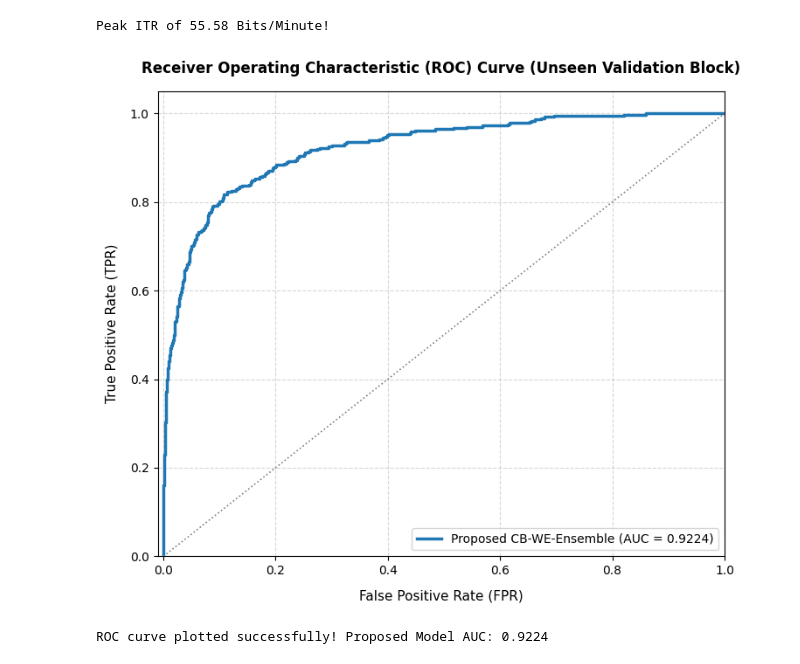
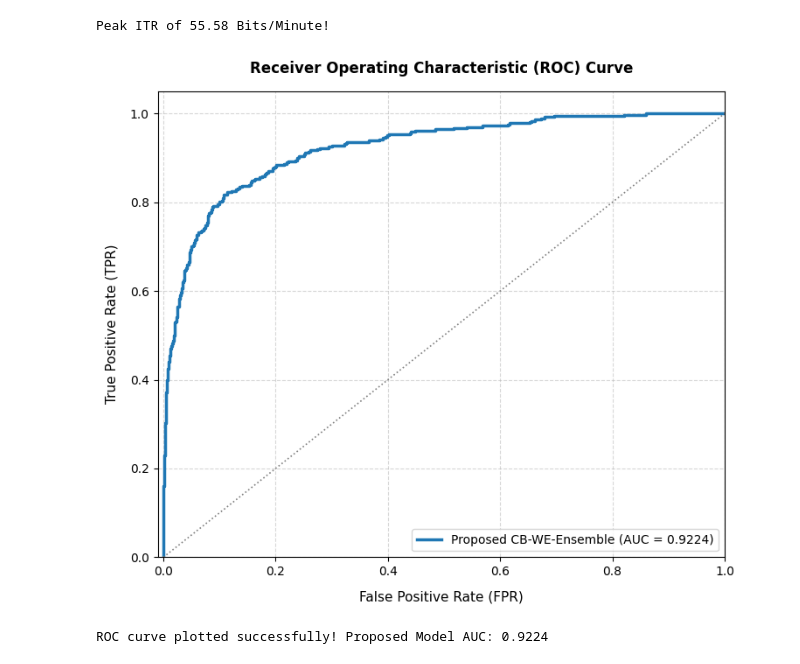
Before and after one commit to ManthanDixit089/WE-MSDT-Former_Model, a Jupyter notebook: nayaModel.ipynb, the cells around one changed output. Cells and saved outputs as stored; diff of their text form; code cells hidden in the pictures.

```diff
--- a/nayaModel.ipynb
+++ b/nayaModel.ipynb
@@ -2087,33 +2087,33 @@ import matplotlib.pyplot as plt
 from sklearn.metrics import roc_curve, auc
 
 # Compute probabilities for the proposed class-balanced ensemble model on unseen validation block
 ensemble_scores = weighted_ensemble_scores(ensemble_models, weights, X_val_block)
 ensemble_probs = 1 / (1 + np.exp(-ensemble_scores))
 
 # Calculate False Positive Rate (FPR) and True Positive Rate (TPR)
 fpr_ens, tpr_ens, _ = roc_curve(y_val_raw, ensemble_probs)
 roc_auc_ens = auc(fpr_ens, tpr_ens)
 
 # Plot proposed model ROC curve
 plt.figure(figsize=(7.5, 6.5))
 plt.plot(fpr_ens, tpr_ens, color='#1f77b4', lw=2.5,
          label=f'Proposed CB-WE-Ensemble (AUC = {roc_auc_ens:.4f})')
 
 plt.plot([0, 1], [0, 1], color='gray', lw=1.2, linestyle=':')
 plt.xlim([-0.01, 1.0])
 plt.ylim([0.0, 1.05])
 plt.xlabel('False Positive Rate (FPR)', fontsize=11, labelpad=10)
 plt.ylabel('True Positive Rate (TPR)', fontsize=11, labelpad=10)
-plt.title('Receiver Operating Characteristic (ROC) Curve (Unseen Validation Block)', fontsize=12, fontweight='bold', pad=15)
+plt.title('Receiver Operating Characteristic (ROC) Curve', fontsize=12, fontweight='bold', pad=15)
 plt.legend(loc="lower right", fontsize=10)
 plt.grid(True, linestyle='--', alpha=0.5)
 plt.tight_layout()
 
 # Save final publication-quality ROC plot
 plt.savefig("msdt_former_roc_curve.png", dpi=300)
 plt.show()
 
 print(f"ROC curve plotted successfully! Proposed Model AUC: {roc_auc_ens:.4f}")
 # %% [output]
-[figure, old version]
+[figure, new version]
 ROC curve plotted successfully! Proposed Model AUC: 0.9224
```
Also changed, not shown: parts of 3 cells of this notebook.
